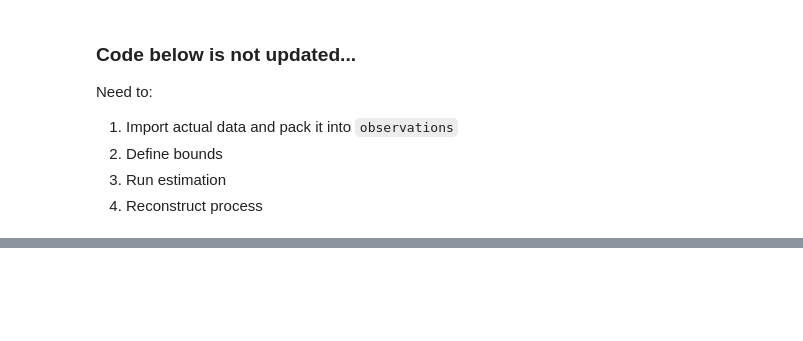
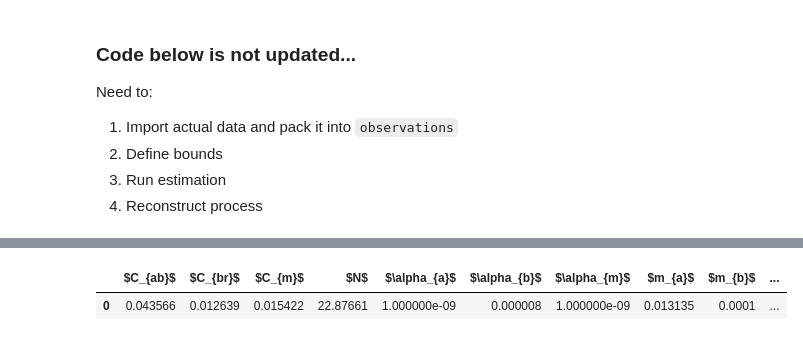
Before and after one commit to cparrarojas/sde-parameter-estimation, a Jupyter notebook: quasi-cycles.ipynb, the cells around one changed output, grey strips where cells are left out. Cells and saved outputs as stored; diff of their text form; code cells hidden in the pictures; blank space fills up the shorter version.

```diff
--- a/quasi-cycles.ipynb
+++ b/quasi-cycles.ipynb
@@ -118 +256,12 @@ x_estim = reconstruct(artificial_data, artificial_timepoints, params_estim)
+# %%
+Cbr, Cab, Cm, Car, mb, ma, mm, ib, ia, im, N = params_estim
+# %%
+params_table = pd.DataFrame({r'$C_{br}$': Cbr, r'$C_{ab}$': Cab, r'$C_{m}$': Cm, r'$m_{b}$': mb, r'$m_{a}$': ma,
+                             r'$m_{m}$': mm, r'$\alpha_{b}$': ib, r'$\alpha_{a}$': ia, r'$\alpha_{m}$': im,
+                             r'$N$': N}, index=[0])
+
+params_table
+# %% [output]
+|  | $C_{ab}$ | $C_{br}$ | $C_{m}$ | $N$ | $\alpha_{a}$ | $\alpha_{b}$ | $\alpha_{m}$ | $m_{a}$ | $m_{b}$ | ... |
+| 0 | 0.043566 | 0.012639 | 0.015422 | 22.87661 | 1.000000e-09 | 0.000008 | 1.000000e-09 | 0.013135 | 0.0001 | ... |
 # %%
```
Also changed, not shown: parts of 18 cells of this notebook, 2 other files.
